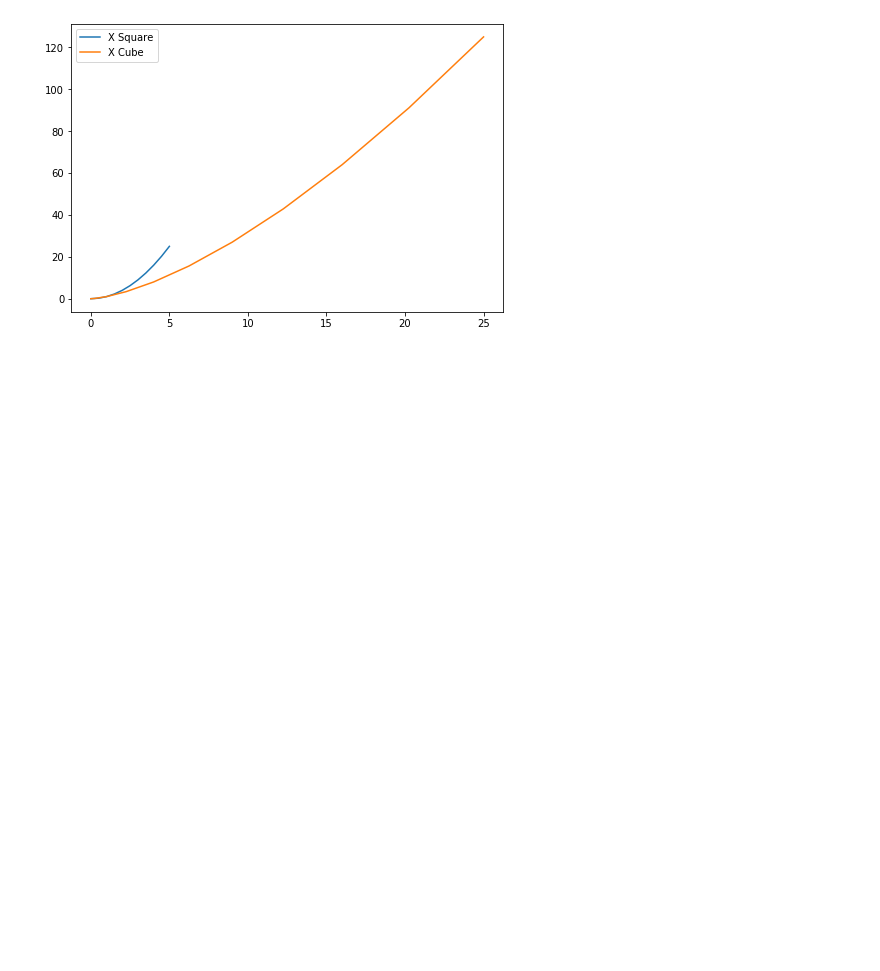
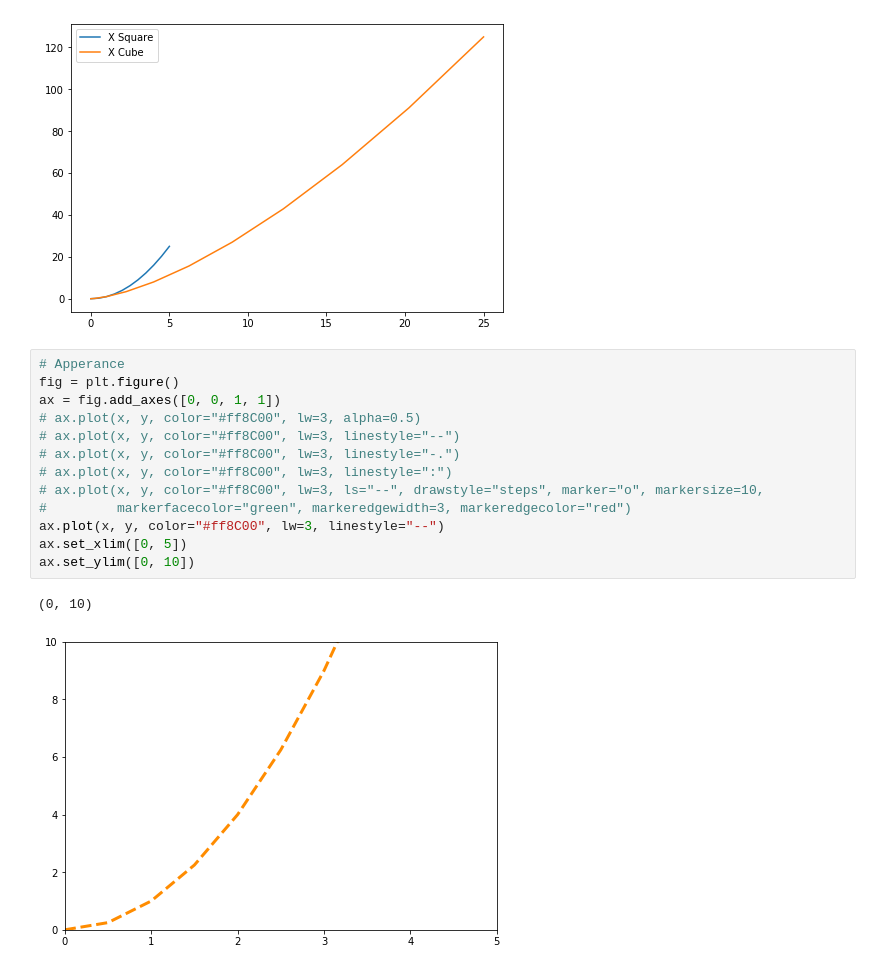
Before and after one commit to muhammadali448/DataScienceMachineLearning, a Jupyter notebook: matplotlib/matplotlib_part1.ipynb, the cells around one changed output. Drawn from its saved outputs; the diff is of its cells as text; blank space fills up the shorter version.

```diff
--- a/matplotlib/matplotlib_part1.ipynb
+++ b/matplotlib/matplotlib_part1.ipynb
@@ -102,3 +102,19 @@ ax.legend(loc=0)
 # %% [output]
 <matplotlib.legend.Legend at 0x...>
 [figure]
+# %%
+# Apperance
+fig = plt.figure()
+ax = fig.add_axes([0, 0, 1, 1])
+# ax.plot(x, y, color="#ff8C00", lw=3, alpha=0.5)
+# ax.plot(x, y, color="#ff8C00", lw=3, linestyle="--")
+# ax.plot(x, y, color="#ff8C00", lw=3, linestyle="-.")
+# ax.plot(x, y, color="#ff8C00", lw=3, linestyle=":")
+# ax.plot(x, y, color="#ff8C00", lw=3, ls="--", drawstyle="steps", marker="o", markersize=10,
+#         markerfacecolor="green", markeredgewidth=3, markeredgecolor="red")
+ax.plot(x, y, color="#ff8C00", lw=3, linestyle="--")
+ax.set_xlim([0, 5])
+ax.set_ylim([0, 10])
+# %% [output]
+(0, 10)
+[figure, added]
```
Also changed, not shown: 2 other files.
